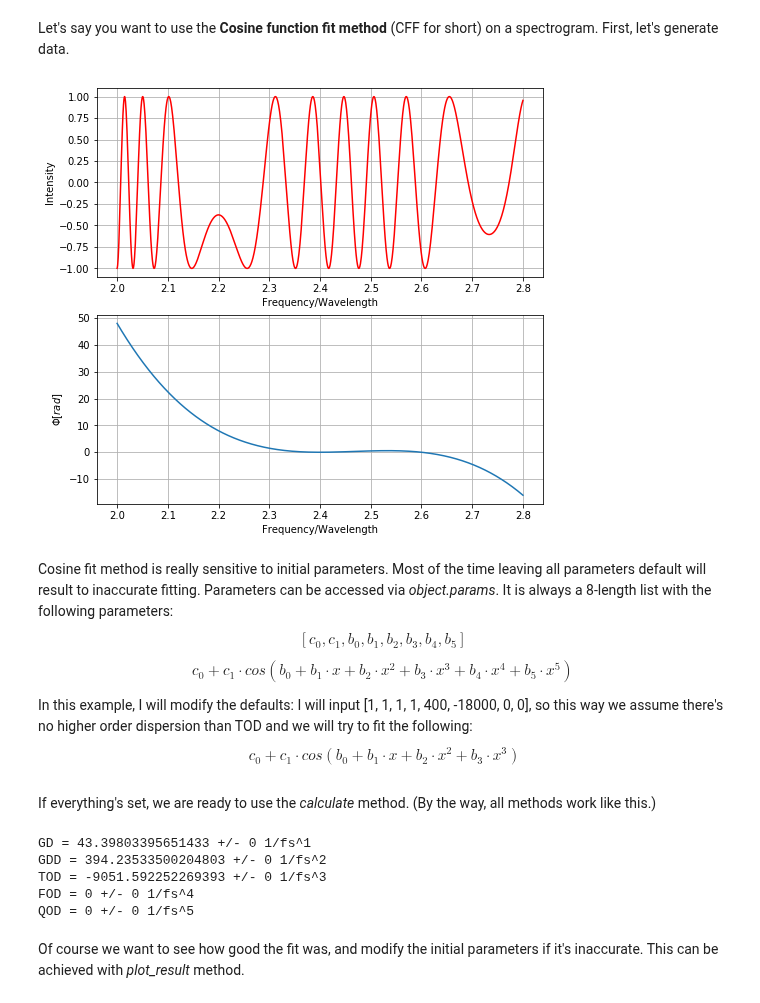
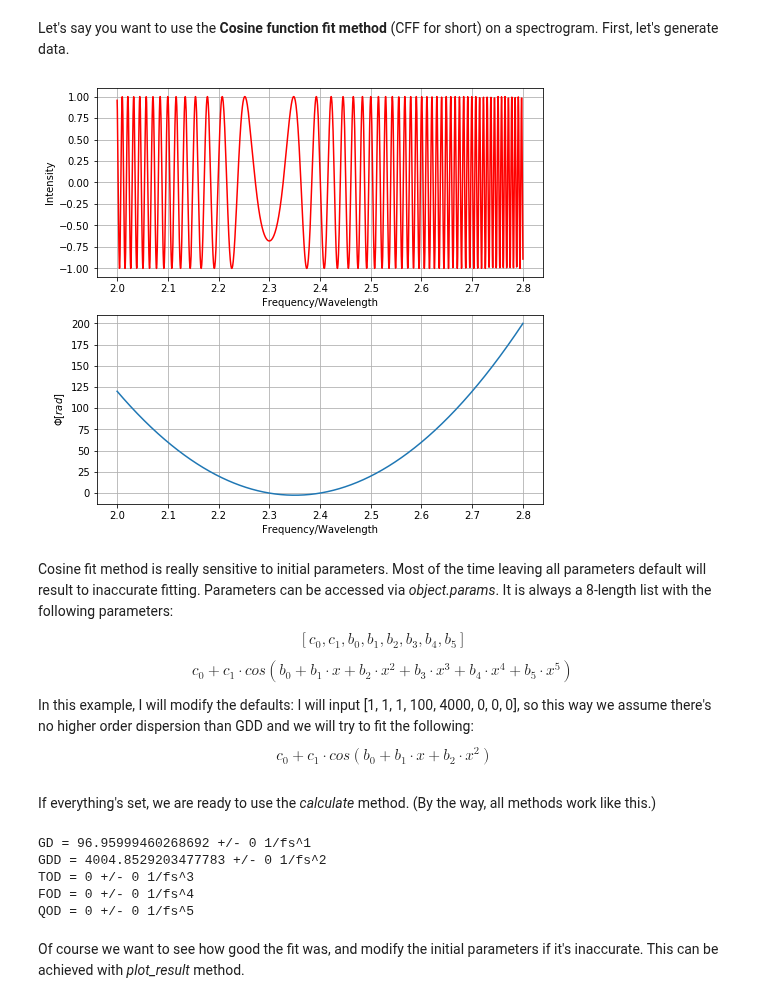
Before and after one commit to Ptrskay3/PySprint, a Jupyter notebook: doc/Methods.ipynb, the cells around one changed output. Saved outputs shown, nothing was run; the diff lists cells and outputs as text; code cells hidden in the pictures.

```diff
--- a/doc/Methods.ipynb
+++ b/doc/Methods.ipynb
@@ -13,13 +13,13 @@ Let's say you want to use the **Cosine function fit method** (CFF for short) on
 # %%
 %matplotlib inline
 
 from pysprint import Generator, CosFitMethod
 
-myspectr = Generator(2, 2.8, 2.4, delay = 15000, GDD = 200, TOD = -3000, normalize = True)
+myspectr = Generator(2, 2.8, 2.4, delay = 15000, GD = 100, GDD = 2000, normalize = True)
 myspectr.generate_freq()
 myspectr.phase_graph()
 # %% [output]
-[figure, old version]
+[figure, new version]
 # %%
 #unpacking the generated data
 x, y, ref, sam = myspectr.unpack()
@@ -31,6 +31,6 @@ Cosine fit method is really sensitive to initial parameters. Most of the time le
 
 $$ c_0 + c_1 \cdot cos (b_0 + b_1\cdot x + b_2\cdot x^2+ b_3\cdot x^3+ b_4\cdot x^4+ b_5\cdot x^5)$$
 
-In this example, I will modify the defaults: I will input [1, 1, 1, 1, 400, -18000, 0, 0], so this way we assume there's no higher order dispersion than TOD and we will try to fit the following:
-$$\ c_0 + c_1 \cdot cos (b_0 + b_1\cdot x + b_2\cdot x^2+ b_3\cdot x^3)$$
+In this example, I will modify the defaults: I will input [1, 1, 1, 100, 4000, 0, 0, 0], so this way we assume there's no higher order dispersion than GDD and we will try to fit the following:
+$$\ c_0 + c_1 \cdot cos (b_0 + b_1\cdot x + b_2\cdot x^2)$$
 # %%
@@ -39,11 +39,11 @@ mycosfit.params = [1, 1, 1, 1, 400, -18000, 0, 0]
 If everything's set, we are ready to use the *calculate* method. (By the way, all methods work like this.)
 # %%
 #by calling the calculate method, the parameters immediately printed and also returned
-dispersion, dispersion_std, fit_report = mycosfit.calculate(reference_point = 2.2)
+dispersion, dispersion_std, fit_report = mycosfit.calculate(reference_point = 2.3)
 # %% [output]
-GD = 43.39803395651433 +/- 0 1/fs^1
-GDD = 394.23533500204803 +/- 0 1/fs^2
-TOD = -9051.592252269393 +/- 0 1/fs^3
+GD = 96.95999460268692 +/- 0 1/fs^1
+GDD = 4004.8529203477783 +/- 0 1/fs^2
+TOD = 0 +/- 0 1/fs^3
 FOD = 0 +/- 0 1/fs^4
 QOD = 0 +/- 0 1/fs^5
 # %% [markdown]
```
Also changed, not shown: parts of 12 cells of this notebook, 1 other file.
